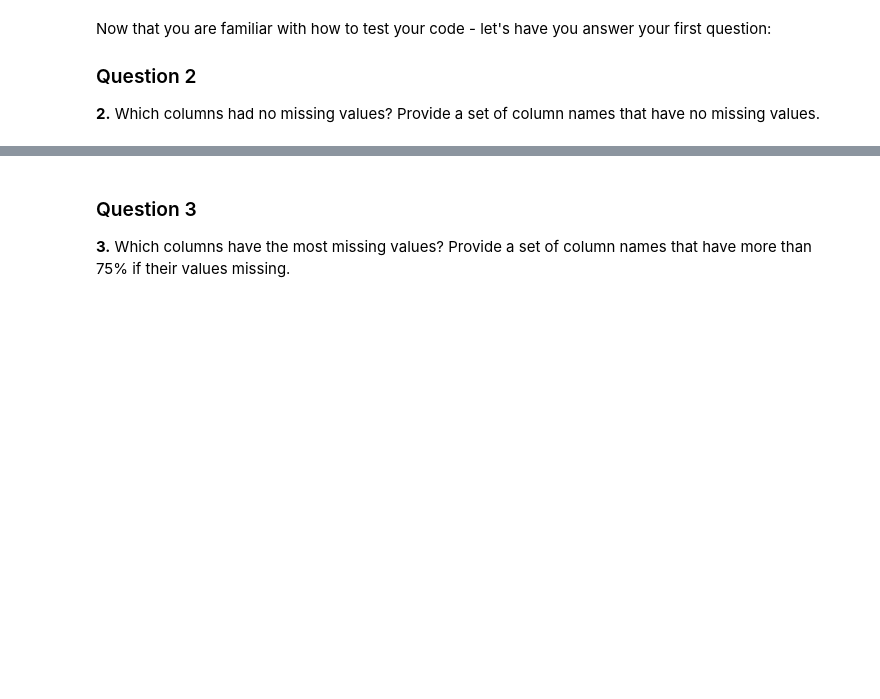
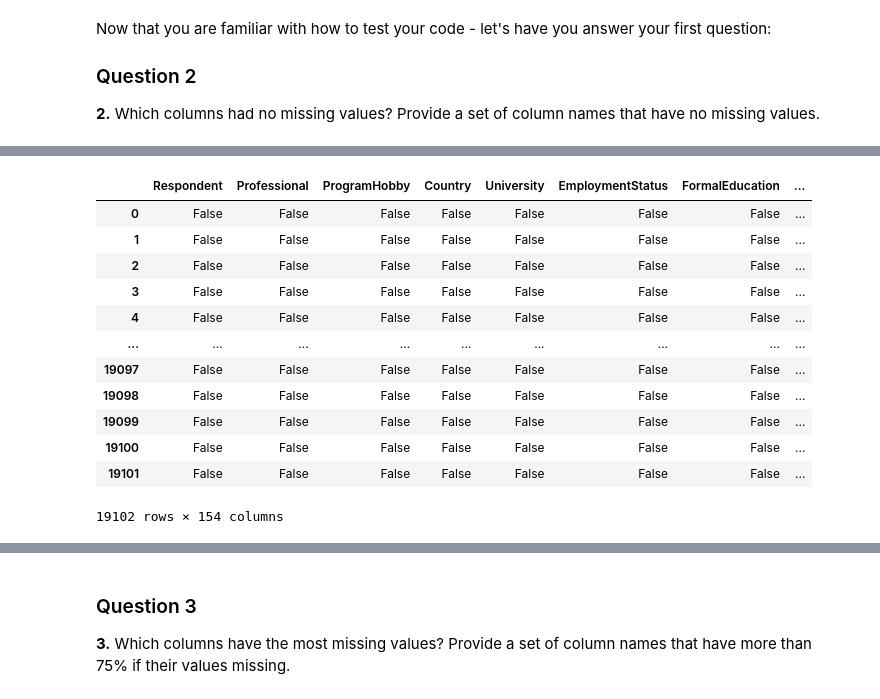
Before and after one commit to ZJIANG689/DSND_Term2, a Jupyter notebook: lessons/CRISP_DM/A Look at the Data.ipynb, the cells around one changed output, grey strips where cells are left out. Saved outputs shown, nothing was run; the diff lists cells and outputs as text; code cells hidden in the pictures; blank space fills up the shorter version.

```diff
--- a/lessons/CRISP_DM/A Look at the Data.ipynb
+++ b/lessons/CRISP_DM/A Look at the Data.ipynb
@@ -68,3 +68,19 @@ display.HTML(t.no_null_cols(no_nulls))
 # %% [output]
 Nice job that looks right!
 [interactive output not drawn]
+# %%
+df.isnull()
+# %% [output]
+|  | Respondent | Professional | ProgramHobby | Country | University | EmploymentStatus | FormalEducation | ... |
+| 0 | False | False | False | False | False | False | False | ... |
+| 1 | False | False | False | False | False | False | False | ... |
+| 2 | False | False | False | False | False | False | False | ... |
+| 3 | False | False | False | False | False | False | False | ... |
+| 4 | False | False | False | False | False | False | False | ... |
+| ... | ... | ... | ... | ... | ... | ... | ... | ... |
+| 19097 | False | False | False | False | False | False | False | ... |
+| 19098 | False | False | False | False | False | False | False | ... |
+| 19099 | False | False | False | False | False | False | False | ... |
+| 19100 | False | False | False | False | False | False | False | ... |
+| 19101 | False | False | False | False | False | False | False | ... |
+19102 rows × 154 columns
```
Also changed, not shown: parts of 4 cells of this notebook.
